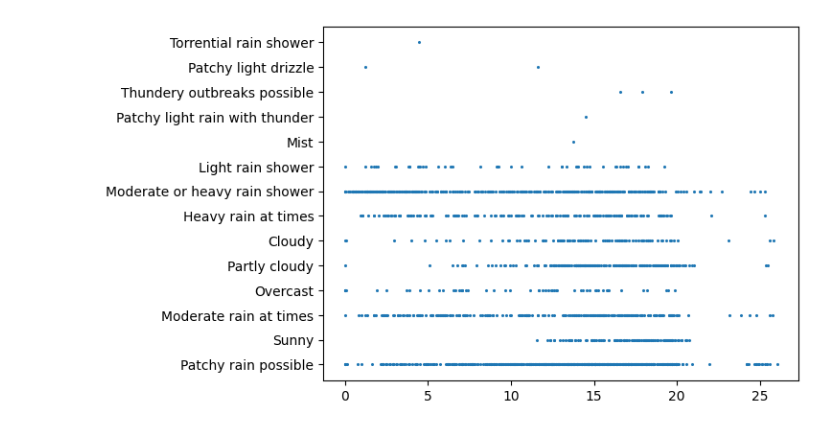
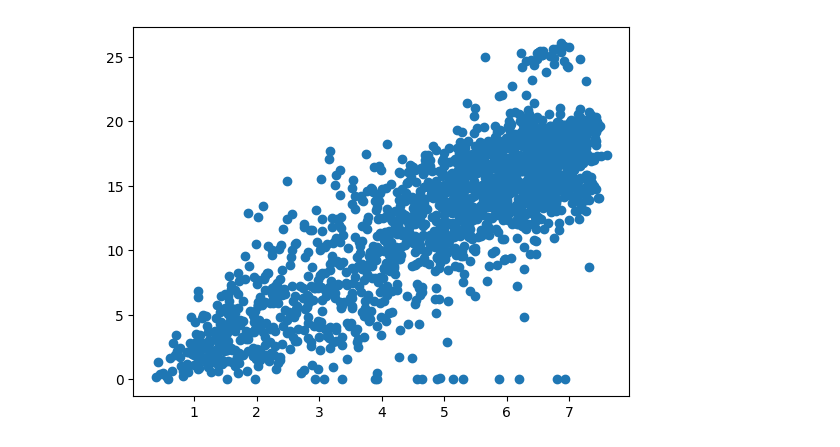
Before and after one commit to Luanho20092002/NCKH_SolarSystem, a Jupyter notebook: main.ipynb, the cells around one changed output. Cells and saved outputs as stored; diff of their text form; code cells hidden in the pictures.

```diff
--- a/main.ipynb
+++ b/main.ipynb
@@ -12,0 +11,3 @@ df.head()
+# %%
+df = pd.read_csv("/content/drive/MyDrive/AI/dataset/Energy_Power_Weather.csv")
+df
@@ -14,0 +104,24 @@ df.head()
+# %%
+# weather = {'Patchy rain possible': 0.27,
+#            'Sunny': 0.99,
+#            'Moderate rain at times': 0.22,
+#            'Overcast': 0.5,
+#            'Partly cloudy': 0.67,
+#            'Cloudy': 0.56,
+#            'Heavy rain at times': 0.16,
+#            'Moderate or heavy rain shower': 0.11,
+#            'Light rain shower': 0.33,
+#            'Mist': 0.44,
+#            'Patchy light rain with thunder': 0.24,
+#            'Thundery outbreaks possible': 0.31,
+#            'Patchy light drizzle': 0.39,
+#            'Torrential rain shower': 0.01
+# }
+
+# df['Weather'] = df['Weather'].map(weather)
+
+df["Date"] = pd.to_datetime(df["Date"])
+df["Day_of_Year"] = df["Date"].dt.dayofyear
+df = df.drop("Date", axis=1)
+df = pd.get_dummies(df, columns=["Weather"]).astype(float)
+df
@@ -15,5 +219,5 @@ df.head()
 # %%
-plt.scatter(df["kilowatt-hours"], df["Weather"], s=1.5)
+plt.plot(df['ALLSKY_SFC_SW_DWN'], df['kilowatt-hours'], 'o')
 plt.show()
 # %% [output]
-[figure, old version]
+[figure, new version]
```
Also changed, not shown: parts of 15 cells of this notebook.
